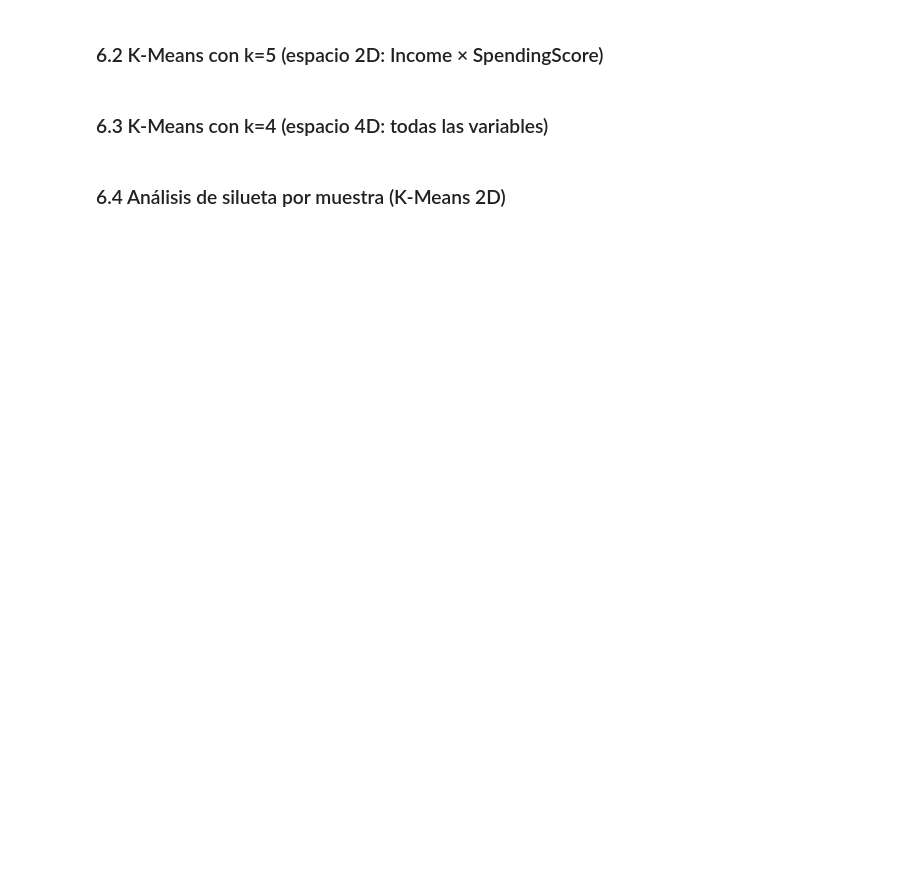
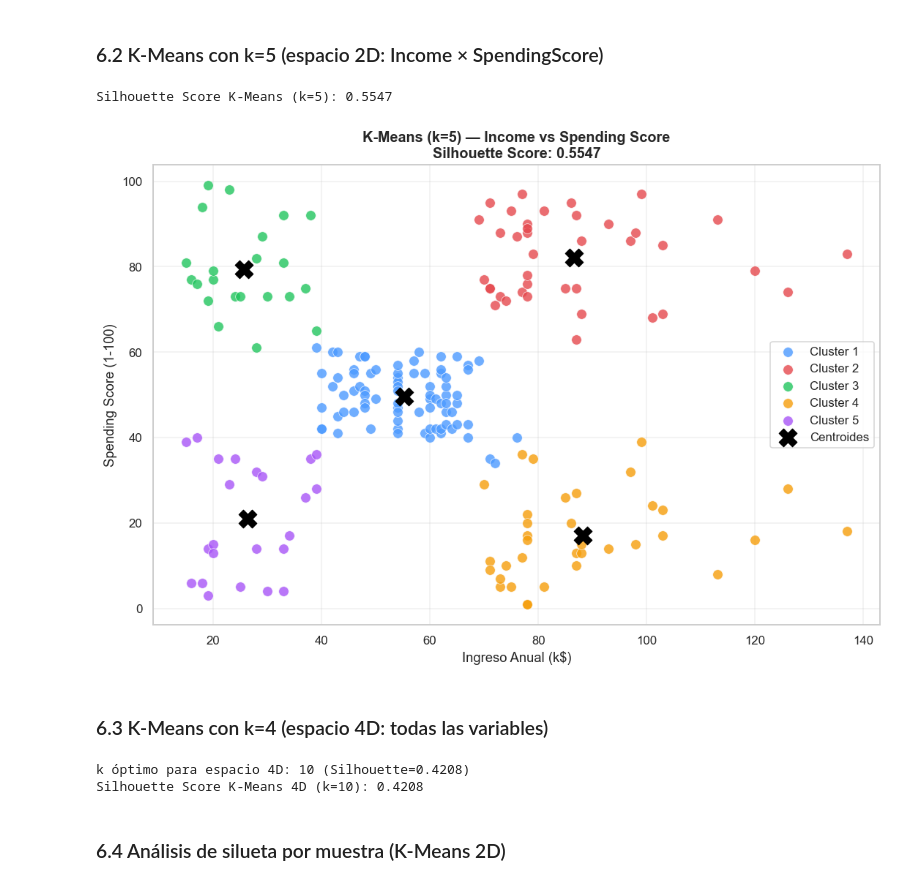
Before and after one commit to EmilianoVS09/Entrega4AnalisisDatos, a Jupyter notebook: Notebooks/Ejercicio_4_Mall_Customers.ipynb, the cells around one changed output. Drawn from its saved outputs; the diff is of its cells as text; code cells hidden in the pictures; blank space fills up the shorter version.

```diff
--- a/Notebooks/Ejercicio_4_Mall_Customers.ipynb
+++ b/Notebooks/Ejercicio_4_Mall_Customers.ipynb
@@ -76,14 +53,9 @@ print(f"\nFilas duplicadas: {df.duplicated().sum()}")
 # %%
-# CustomerID no aporta información para el clustering → se elimina
+df = pd.read_csv("../Data/Mall_Customers.csv")
 df = df.drop(columns=["CustomerID"])
-
-# Renombramos columnas para mayor comodidad
 df.columns = ["Gender", "Age", "Income", "SpendingScore"]
-
-# Codificación del género: Female=0, Male=1
 le = LabelEncoder()
 df["Gender_enc"] = le.fit_transform(df["Gender"])
-
-print("Dataset tras limpieza:")
-print(df.shape)
+print(f"Dimensiones: {df.shape}")
+print(f"Nulos: {df.isna().sum().sum()} | Duplicados: {df.duplicated().sum()}")
 df.head()
@@ -252,37 +288,27 @@ for k, s in zip(K_range, silhouettes):
 ### 6.2 K-Means con k=5 (espacio 2D: Income × SpendingScore)
 # %%
 K_OPTIMO = 5
-kmeans_2d = KMeans(n_clusters=K_OPTIMO, init="k-means++", n_init=50, random_state=RANDOM_STATE)
-kmeans_2d.fit(X_2d)
-df["Cluster_KMeans_2D"] = kmeans_2d.labels_
+kmeans = KMeans(n_clusters=K_OPTIMO, init="k-means++", n_init=50, random_state=RANDOM_STATE)
+kmeans.fit(X_2d)
+df["Cluster_KMeans"] = kmeans.labels_
+sil_km = silhouette_score(X_2d, kmeans.labels_)
+print(f"Silhouette Score K-Means (k=5): {sil_km:.4f}")
 
-sil_kmeans_2d = silhouette_score(X_2d, kmeans_2d.labels_)
-print(f"Silhouette Score K-Means 2D (k=5): {sil_kmeans_2d:.4f}")
+sc2 = StandardScaler().fit(df[["Income","SpendingScore"]])
+centroids_orig = sc2.inverse_transform(kmeans.cluster_centers_)
 
-# Visualización
 fig, ax = plt.subplots(figsize=(10, 7))
-for cluster_id in sorted(df["Cluster_KMeans_2D"].unique()):
-    mask = df["Cluster_KMeans_2D"] == cluster_id
-    ax.scatter(
-        df.loc[mask, "Income"], df.loc[mask, "SpendingScore"],
-        s=80, alpha=0.8, color=CLUSTER_PALETTE[cluster_id],
-        label=f"Cluster {cluster_id + 1}", edgecolors="white", linewidth=0.5
-    )
-
-# Centroides en escala original
-centroids_orig = scaler.inverse_transform(kmeans_2d.cluster_centers_)
-ax.scatter(
-    centroids_orig[:, 0], centroids_orig[:, 1],
-    s=250, c="black", marker="X", zorder=5, label="Centroides"
-)
-ax.set_title(f"K-Means (k={K_OPTIMO}) — Income vs Spending Score\nSilhouette Score: {sil_kmeans_2d:.4f}",
-             fontsize=13, fontweight="bold")
-ax.set_xlabel("Ingreso Anual (k$)")
-ax.set_ylabel("Spending Score (1-100)")
-ax.legend()
-ax.grid(True, alpha=0.3)
-plt.tight_layout()
-plt.show()
+for cid in sorted(df["Cluster_KMeans"].unique()):
+    m = df["Cluster_KMeans"] == cid
+    ax.scatter(df.loc[m,"Income"], df.loc[m,"SpendingScore"],
+               s=80, alpha=0.8, color=PALETTE[cid], label=f"Cluster {cid+1}", edgecolors="white", lw=0.5)
+ax.scatter(centroids_orig[:,0], centroids_orig[:,1], s=250, c="black", marker="X", zorder=5, label="Centroides")
+ax.set_title(f"K-Means (k={K_OPTIMO}) — Income vs Spending Score\nSilhouette Score: {sil_km:.4f}", fontsize=13, fontweight="bold")
+ax.set_xlabel("Ingreso Anual (k$)"); ax.set_ylabel("Spending Score (1-100)"); ax.legend(); ax.grid(True, alpha=0.3)
+plt.tight_layout(); plt.show()
+# %% [output]
+Silhouette Score K-Means (k=5): 0.5547
+[figure, added]
 # %% [markdown]
 ### 6.3 K-Means con k=4 (espacio 4D: todas las variables)
 # %%
@@ -301,6 +327,9 @@ kmeans_4d.fit(X_4d)
 df["Cluster_KMeans_4D"] = kmeans_4d.labels_
 sil_kmeans_4d = silhouette_score(X_4d, kmeans_4d.labels_)
 print(f"Silhouette Score K-Means 4D (k={k_optimo_4d}): {sil_kmeans_4d:.4f}")
+# %% [output]
+k óptimo para espacio 4D: 10 (Silhouette=0.4208)
+Silhouette Score K-Means 4D (k=10): 0.4208
 # %% [markdown]
 ### 6.4 Análisis de silueta por muestra (K-Means 2D)
 # %%
```
Also changed, not shown: parts of 40 cells of this notebook.
